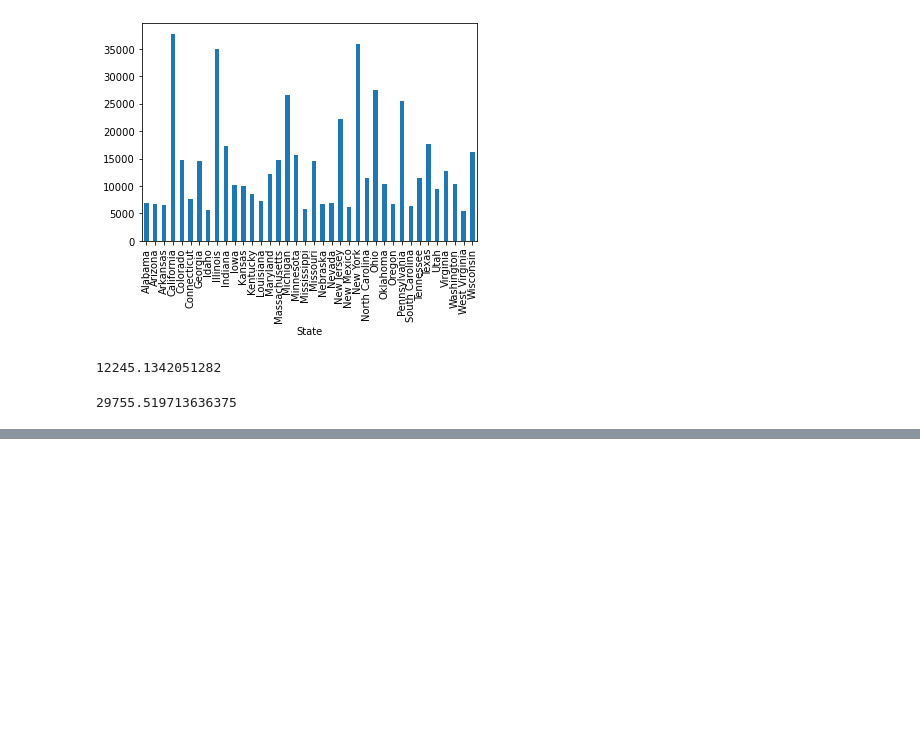
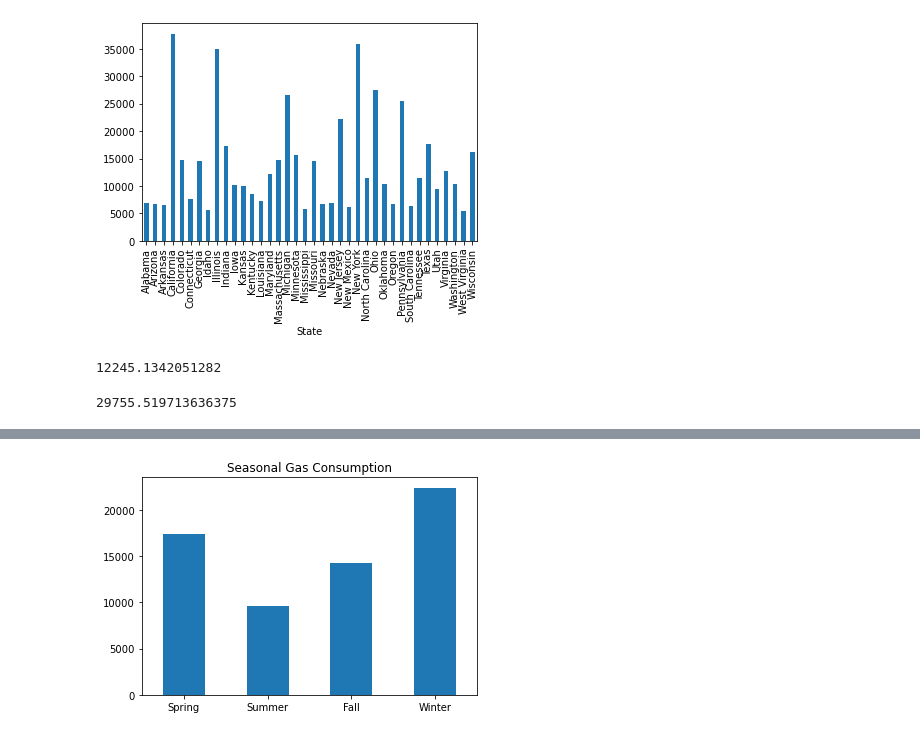
Before and after one commit to kcwf3d/databootcamp_Project_1, a Jupyter notebook: kw/kcw_natural_gas_weather.ipynb, the cells around one changed output, grey strips where cells are left out. Saved outputs shown, nothing was run; the diff lists cells and outputs as text; code cells hidden in the pictures; blank space fills up the shorter version.

```diff
--- a/kw/kcw_natural_gas_weather.ipynb
+++ b/kw/kcw_natural_gas_weather.ipynb
@@ -181,0 +213,17 @@ Text(0, 0.5, 'MMcf')
+# %%
+spring = spring_loc['Natural Gas Consumption (MMcf)'].mean()
+summer = summer_loc['Natural Gas Consumption (MMcf)'].mean()
+fall = fall_loc['Natural Gas Consumption (MMcf)'].mean()
+winter = winter_loc['Natural Gas Consumption (MMcf)'].mean()
+# %%
+seasons_data=({"Spring":[spring], "Summer": [summer], "Fall": [fall], "Winter": [winter]})
+# %%
+seasons_df=pd.DataFrame(seasons_data)
+# %%
+seasons= seasons_df.T
+# %%
+seasons_bar= seasons.plot.bar(legend=False, title= "Seasonal Gas Consumption",rot=0)
+seasons_bar.set_xlabel= "Seasons"
+seasons_bar.set_ylabel="MMcf"
+# %% [output]
+[figure, added]
```
Also changed, not shown: parts of 10 cells of this notebook, 1 other file.
